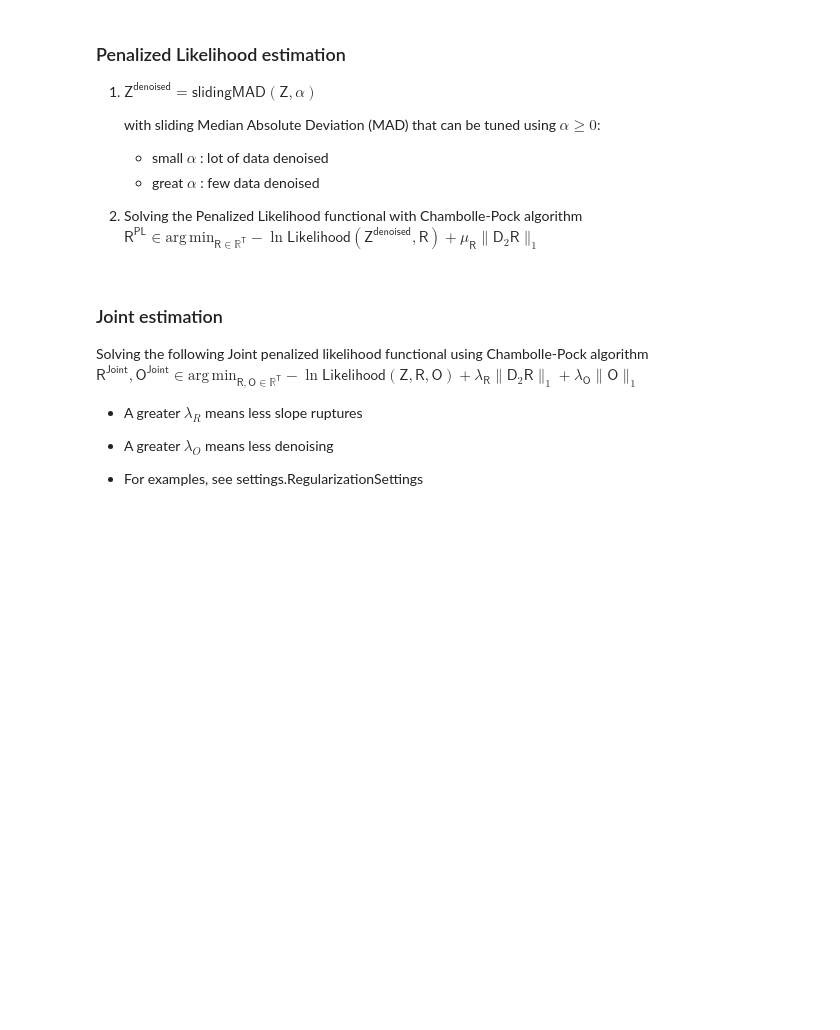
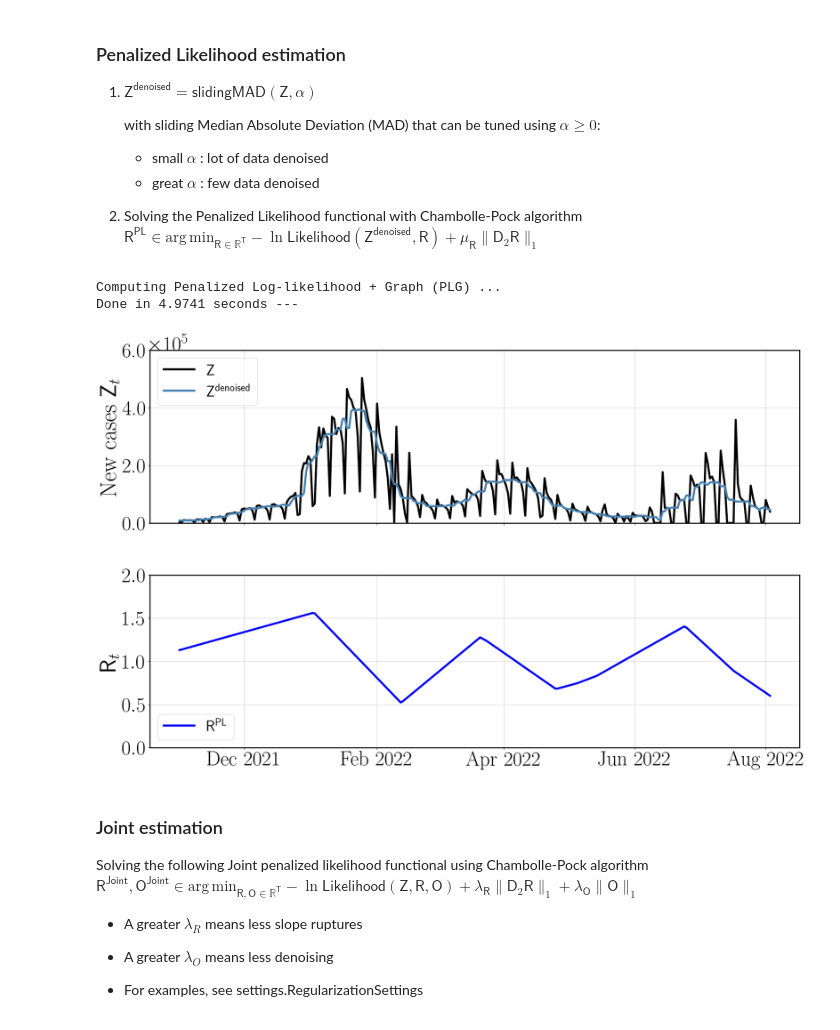
Before and after one commit to elasalle/Covid_R_L_estim, a Jupyter notebook: demo_estimRealData.ipynb, the cells around one changed output. Drawn from its saved outputs; the diff is of its cells as text; code cells hidden in the pictures; blank space fills up the shorter version.

Commit message:
multi/univariate comparison on synthetic counts
refactoring estimation files that can do univariate and multivariate schemes with one same function

```diff
--- a/demo_estimRealData.ipynb
+++ b/demo_estimRealData.ipynb
@@ -65,16 +82,20 @@ figCori, axesCori, formattedDatesCori = display_figures.display_REstim(datesCori
 # %%
 # from include.estim import Rt_U_M as estimPL
 # Choice of denoising parameter alpha and regularization parameter muR
 alpha = 0.1
 muR = 50
 
 # Denoising with sliding MAD then solving with Chambolle-Pock algorithm
 denoisedData = slidingMAD.slidingMAD(data, alpha)
-R_PL, datesPL, denoisedDataPL = estimPL.Rt_U_M(dates, denoisedData, muR=muR)
+R_PL, datesPL, denoisedDataPL = estimU.Rt_Univariate(dates, denoisedData, muR=muR)
 
 # Display results
 dataCropped = data[1:]  # data[0] is used for burn-in
 figPL, axesPL, formattedDatesPL = display_figures.display_REstim(datesPL, dataCropped, R_PL, 'PL', OEstimate=dataCropped - denoisedDataPL, dataUnder=True)
+# %% [output]
+Computing Penalized Log-likelihood + Graph (PLG) ...
+Done in 4.9741 seconds ---
+[figure, added]
 # %% [markdown]
 ### Joint estimation
 
```
Also changed, not shown: parts of 8 cells of this notebook, 18 other files.
